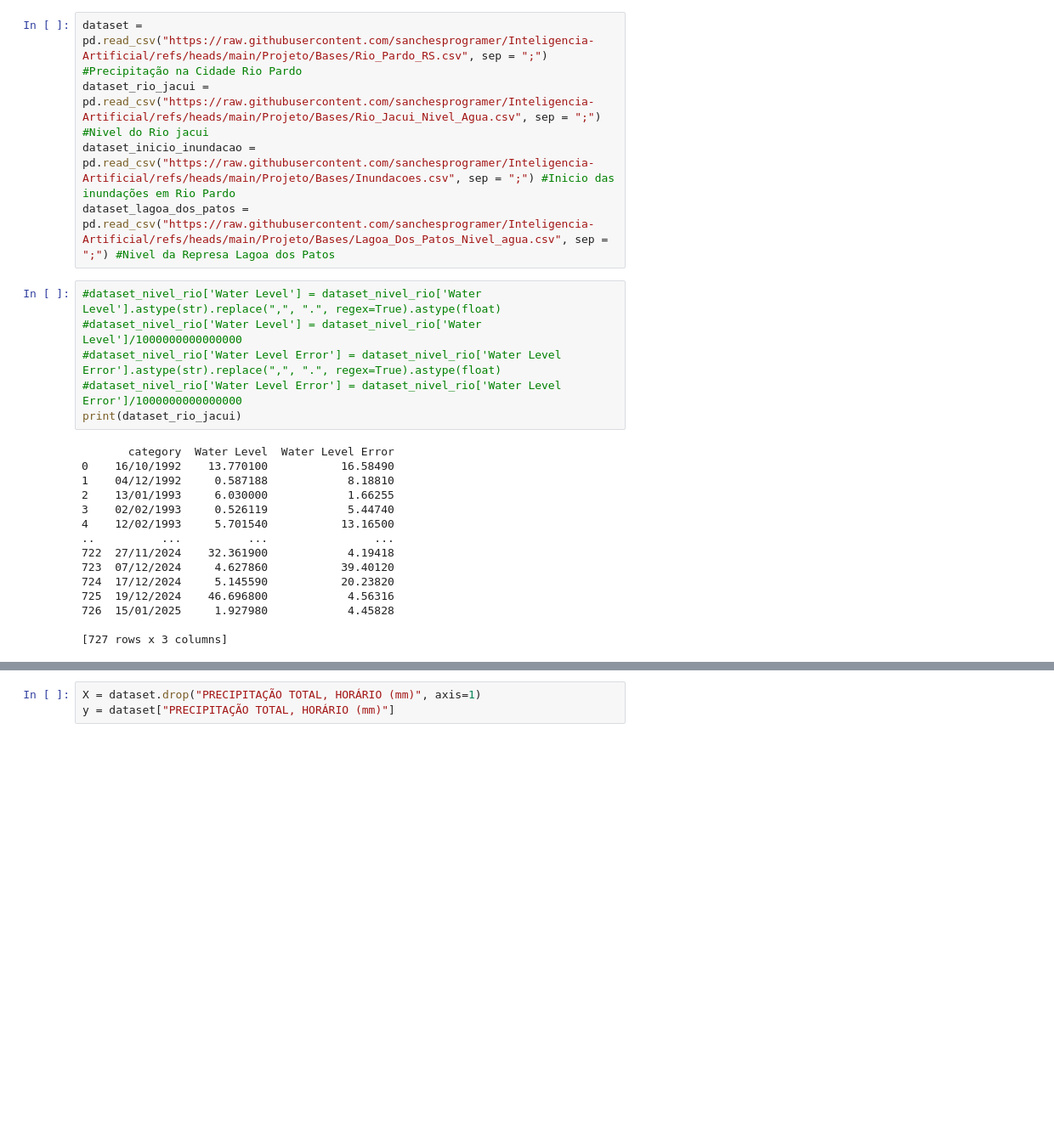
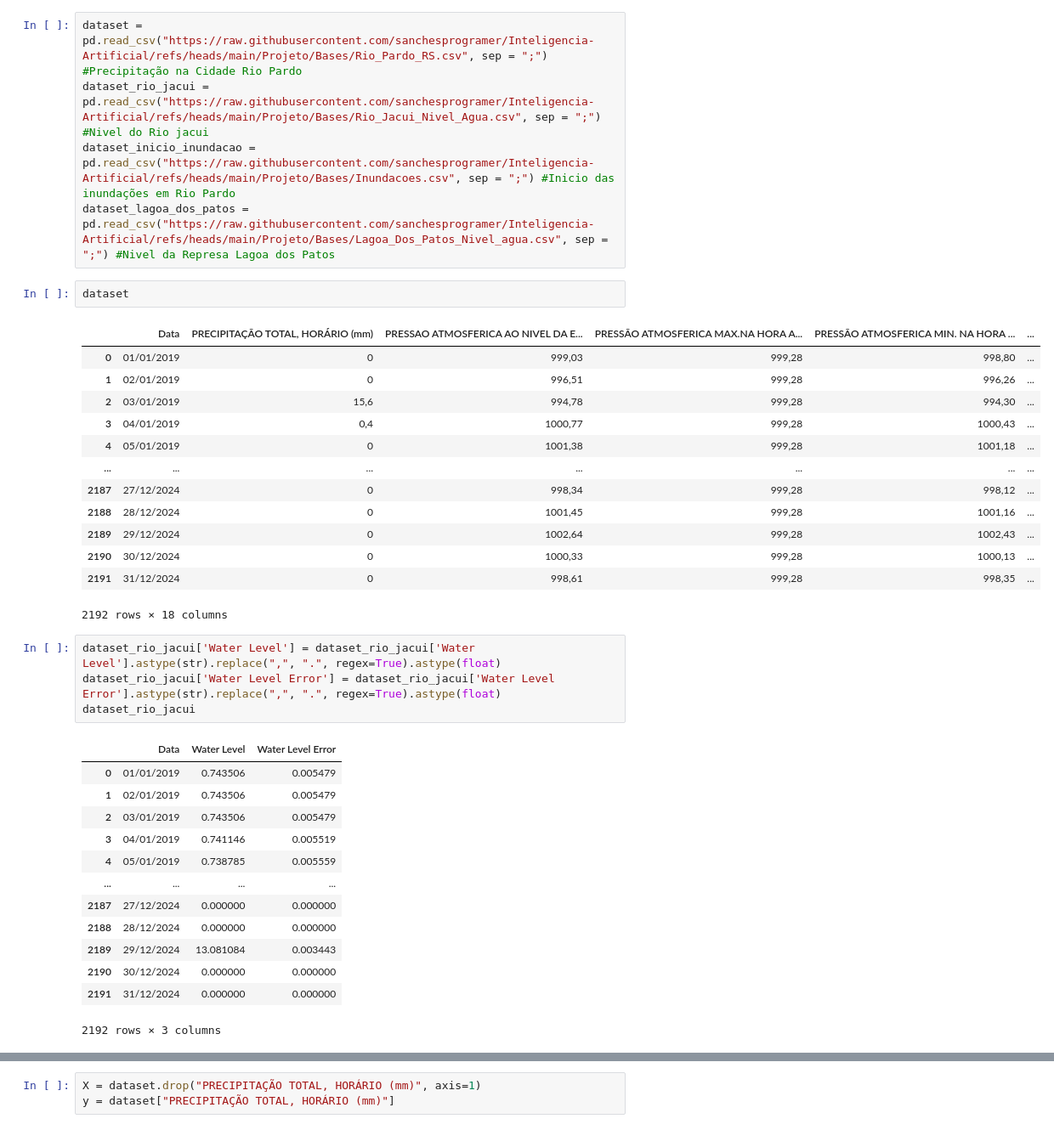
Before and after one commit to sanchesprogramer/Inteligencia-Artificial, a Jupyter notebook: Projeto/analise.ipynb, the cells around one changed output, grey strips where cells are left out. Shown at 85% size. Saved outputs shown, nothing was run; the diff lists cells and outputs as text; blank space fills up the shorter version.

```diff
--- a/Projeto/analise.ipynb
+++ b/Projeto/analise.ipynb
@@ -23,24 +23,37 @@ dataset = pd.read_csv("https://raw.githubusercontent.com/sanchesprogramer/Inteli
 dataset_rio_jacui = pd.read_csv("https://raw.githubusercontent.com/sanchesprogramer/Inteligencia-Artificial/refs/heads/main/Projeto/Bases/Rio_Jacui_Nivel_Agua.csv", sep = ";") #Nivel do Rio jacui
 dataset_inicio_inundacao = pd.read_csv("https://raw.githubusercontent.com/sanchesprogramer/Inteligencia-Artificial/refs/heads/main/Projeto/Bases/Inundacoes.csv", sep = ";") #Inicio das inundações em Rio Pardo
 dataset_lagoa_dos_patos = pd.read_csv("https://raw.githubusercontent.com/sanchesprogramer/Inteligencia-Artificial/refs/heads/main/Projeto/Bases/Lagoa_Dos_Patos_Nivel_agua.csv", sep = ";") #Nivel da Represa Lagoa dos Patos
+# %%
+dataset
+# %% [output]
+|  | Data | PRECIPITAÇÃO TOTAL, HORÁRIO (mm) | PRESSAO ATMOSFERICA AO NIVEL DA E... | PRESSÃO ATMOSFERICA MAX.NA HORA A... | PRESSÃO ATMOSFERICA MIN. NA HORA ... | ... |
+| 0 | 01/01/2019 | 0 | 999,03 | 999,28 | 998,80 | ... |
+| 1 | 02/01/2019 | 0 | 996,51 | 999,28 | 996,26 | ... |
+| 2 | 03/01/2019 | 15,6 | 994,78 | 999,28 | 994,30 | ... |
+| 3 | 04/01/2019 | 0,4 | 1000,77 | 999,28 | 1000,43 | ... |
+| 4 | 05/01/2019 | 0 | 1001,38 | 999,28 | 1001,18 | ... |
+| ... | ... | ... | ... | ... | ... | ... |
+| 2187 | 27/12/2024 | 0 | 998,34 | 999,28 | 998,12 | ... |
+| 2188 | 28/12/2024 | 0 | 1001,45 | 999,28 | 1001,16 | ... |
+| 2189 | 29/12/2024 | 0 | 1002,64 | 999,28 | 1002,43 | ... |
+| 2190 | 30/12/2024 | 0 | 1000,33 | 999,28 | 1000,13 | ... |
+| 2191 | 31/12/2024 | 0 | 998,61 | 999,28 | 998,35 | ... |
+2192 rows × 18 columns
 # %%
-#dataset_nivel_rio['Water Level'] = dataset_nivel_rio['Water Level'].astype(str).replace(",", ".", regex=True).astype(float)
-#dataset_nivel_rio['Water Level'] = dataset_nivel_rio['Water Level']/1000000000000000
-#dataset_nivel_rio['Water Level Error'] = dataset_nivel_rio['Water Level Error'].astype(str).replace(",", ".", regex=True).astype(float)
-#dataset_nivel_rio['Water Level Error'] = dataset_nivel_rio['Water Level Error']/1000000000000000
-print(dataset_rio_jacui)
+dataset_rio_jacui['Water Level'] = dataset_rio_jacui['Water Level'].astype(str).replace(",", ".", regex=True).astype(float)
+dataset_rio_jacui['Water Level Error'] = dataset_rio_jacui['Water Level Error'].astype(str).replace(",", ".", regex=True).astype(float)
+dataset_rio_jacui
 # %% [output]
+|  | Data | Water Level | Water Level Error |
+| 0 | 01/01/2019 | 0.743506 | 0.005479 |
+| 1 | 02/01/2019 | 0.743506 | 0.005479 |
+| 2 | 03/01/2019 | 0.743506 | 0.005479 |
+| 3 | 04/01/2019 | 0.741146 | 0.005519 |
+| 4 | 05/01/2019 | 0.738785 | 0.005559 |
+| ... | ... | ... | ... |
+| 2187 | 27/12/2024 | 0.000000 | 0.000000 |
+| 2188 | 28/12/2024 | 0.000000 | 0.000000 |
+| 2189 | 29/12/2024 | 13.081084 | 0.003443 |
+| 2190 | 30/12/2024 | 0.000000 | 0.000000 |
+| 2191 | 31/12/2024 | 0.000000 | 0.000000 |
-       category  Water Level  Water Level Error
-0    16/10/1992    13.770100           16.58490
-1    04/12/1992     0.587188            8.18810
-2    13/01/1993     6.030000            1.66255
-3    02/02/1993     0.526119            5.44740
-4    12/02/1993     5.701540           13.16500
-..          ...          ...                ...
-722  27/11/2024    32.361900            4.19418
-723  07/12/2024     4.627860           39.40120
-724  17/12/2024     5.145590           20.23820
-725  19/12/2024    46.696800            4.56316
-726  15/01/2025     1.927980            4.45828
-
-[727 rows x 3 columns]
+2192 rows × 3 columns
```
Also changed, not shown: parts of 79 cells of this notebook.
